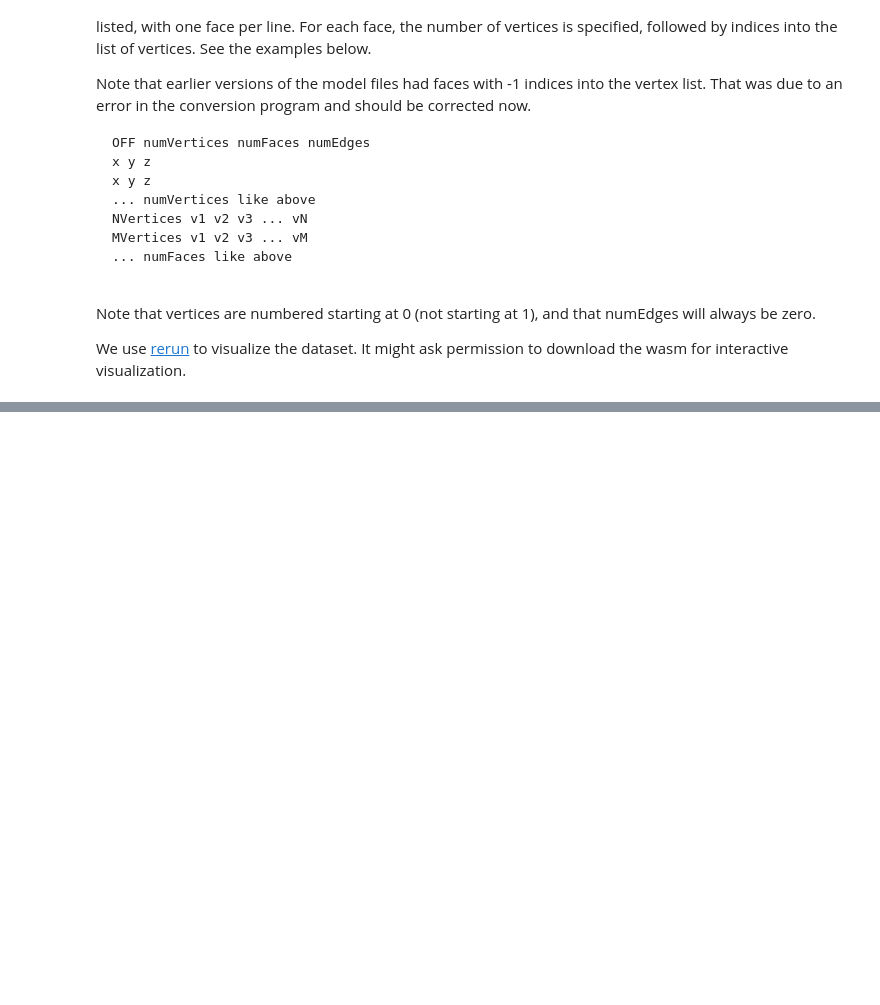
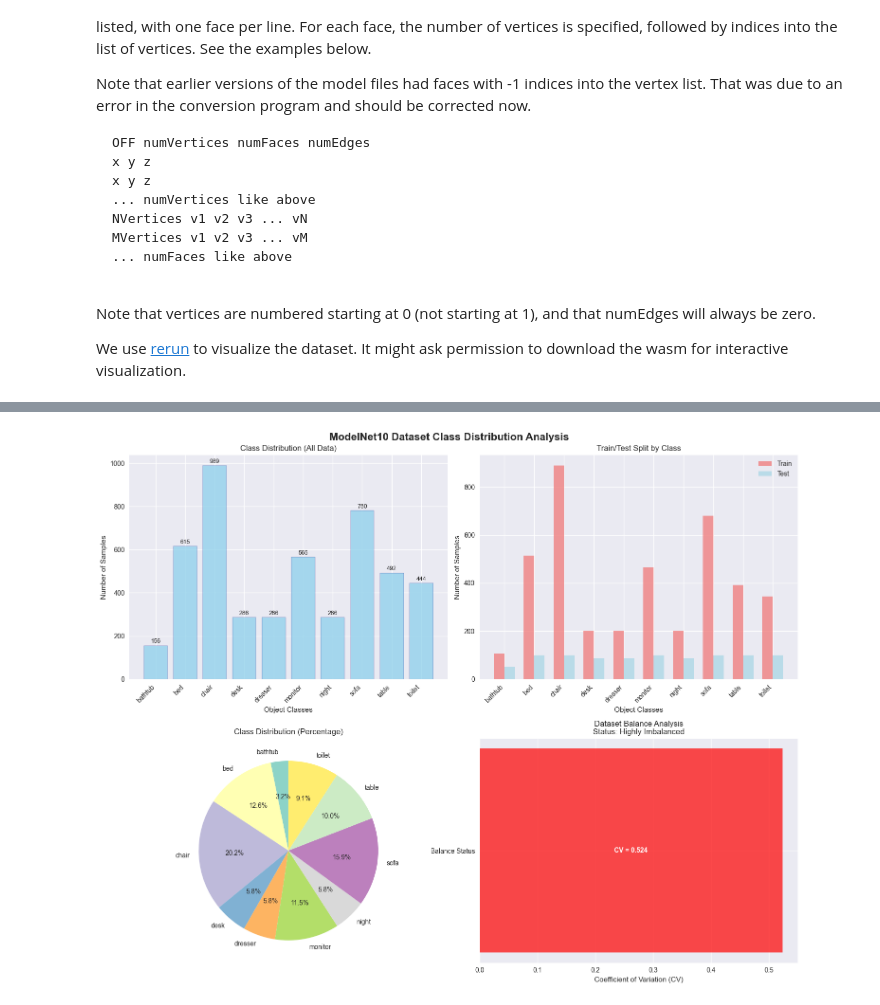
Before and after one commit to NerdToMars/threed-comp, a Jupyter notebook: chongtian_hanzhang.ipynb, the cells around one changed output, grey strips where cells are left out. Drawn from its saved outputs; the diff is of its cells as text; code cells hidden in the pictures; blank space fills up the shorter version.

```diff
--- a/chongtian_hanzhang.ipynb
+++ b/chongtian_hanzhang.ipynb
@@ -186,0 +279,80 @@ Viewer()
+# %%
+# 2.2 Class Distribution Analysis
+
+# Create comprehensive class distribution analysis
+fig, axes = plt.subplots(2, 2, figsize=(15, 12))
+fig.suptitle('ModelNet10 Dataset Class Distribution Analysis', fontsize=16, fontweight='bold')
+
+# 1. Overall class distribution (bar plot)
+class_counts = metadata['class'].value_counts().sort_index()
+ax1 = axes[0, 0]
+bars = ax1.bar(range(len(class_counts)), class_counts.values, color='skyblue', alpha=0.7, edgecolor='navy')
+ax1.set_xlabel('Object Classes')
+ax1.set_ylabel('Number of Samples')
+ax1.set_title('Class Distribution (All Data)')
+ax1.set_xticks(range(len(class_counts)))
+ax1.set_xticklabels(class_counts.index, rotation=45, ha='right')
+
+# Add value labels on bars
+for i, bar in enumerate(bars):
+    height = bar.get_height()
+    ax1.text(bar.get_x() + bar.get_width()/2., height + 5,
+             f'{int(height)}', ha='center', va='bottom', fontsize=9)
+
+# 2. Train/Test split by class
+train_counts = metadata[metadata['split'] == 'train']['class'].value_counts().sort_index()
+test_counts = metadata[metadata['split'] == 'test']['class'].value_counts().sort_index()
+
+ax2 = axes[0, 1]
+x = np.arange(len(class_counts))
+width = 0.35
+
+bars1 = ax2.bar(x - width/2, train_counts.values, width, label='Train', color='lightcoral', alpha=0.8)
+bars2 = ax2.bar(x + width/2, test_counts.values, width, label='Test', color='lightblue', alpha=0.8)
+
+ax2.set_xlabel('Object Classes')
+ax2.set_ylabel('Number of Samples')
+ax2.set_title('Train/Test Split by Class')
+ax2.set_xticks(x)
+ax2.set_xticklabels(class_counts.index, rotation=45, ha='right')
+ax2.legend()
+
+# 3. Class distribution pie chart
+ax3 = axes[1, 0]
+colors = plt.cm.Set3(np.linspace(0, 1, len(class_counts)))
+wedges, texts, autotexts = ax3.pie(class_counts.values, labels=class_counts.index, autopct='%1.1f%%',
+                                   colors=colors, startangle=90)
+ax3.set_title('Class Distribution (Percentage)')
+
+# 4. Balance analysis
+ax4 = axes[1, 1]
+mean_samples = class_counts.mean()
+std_samples = class_counts.std()
+cv = std_samples / mean_samples  # Coefficient of variation
+
+# Create balance indicator
+balance_status = "Balanced" if cv < 0.2 else "Moderately Imbalanced" if cv < 0.5 else "Highly Imbalanced"
+colors_balance = ['green' if cv < 0.2 else 'orange' if cv < 0.5 else 'red']
+
+ax4.barh(['Balance Status'], [cv], color=colors_balance, alpha=0.7)
+ax4.set_xlabel('Coefficient of Variation (CV)')
+ax4.set_title(f'Dataset Balance Analysis\nStatus: {balance_status}')
+ax4.text(cv/2, 0, f'CV = {cv:.3f}', ha='center', va='center', fontweight='bold', color='white')
+
+plt.tight_layout()
+plt.show()
+
+# Print detailed balance analysis
+print("\n" + "="*60)
+print("CLASS DISTRIBUTION BALANCE ANALYSIS")
+print("="*60)
+print(f"Mean samples per class: {mean_samples:.1f}")
+print(f"Standard deviation: {std_samples:.1f}")
+print(f"Coefficient of variation: {cv:.3f}")
+print(f"Balance status: {balance_status}")
+print(f"Min samples: {class_counts.min()}")
+print(f"Max samples: {class_counts.max()}")
+print(f"Range: {class_counts.max() - class_counts.min()}")
+print("="*60)
+# %% [output]
+[figure, added]
```
Also changed, not shown: parts of 11 cells of this notebook, 3 other files.
